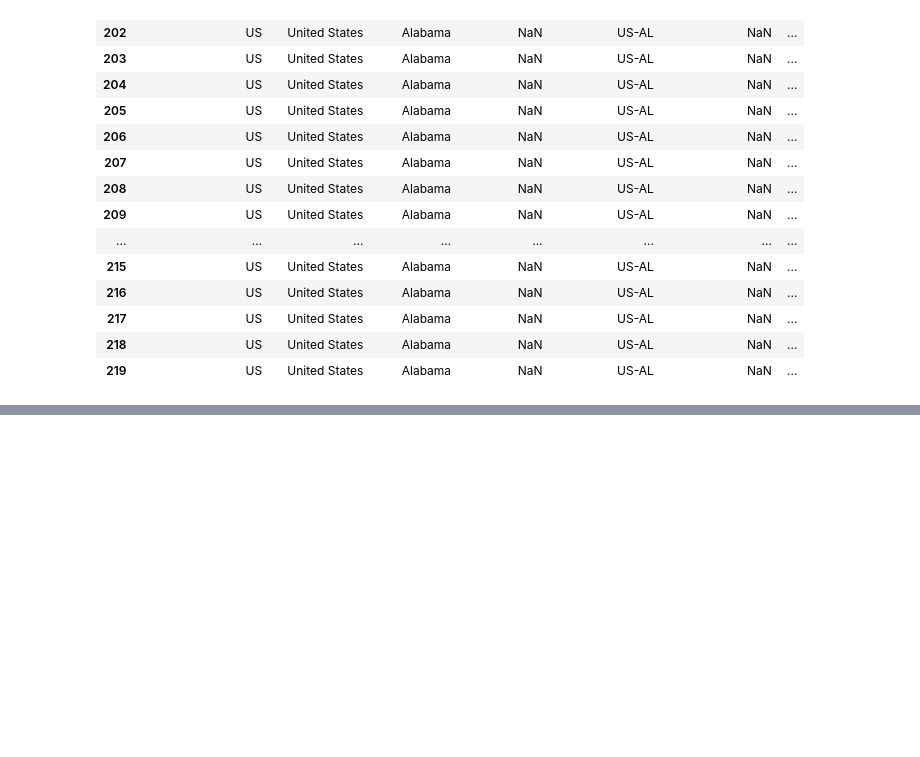
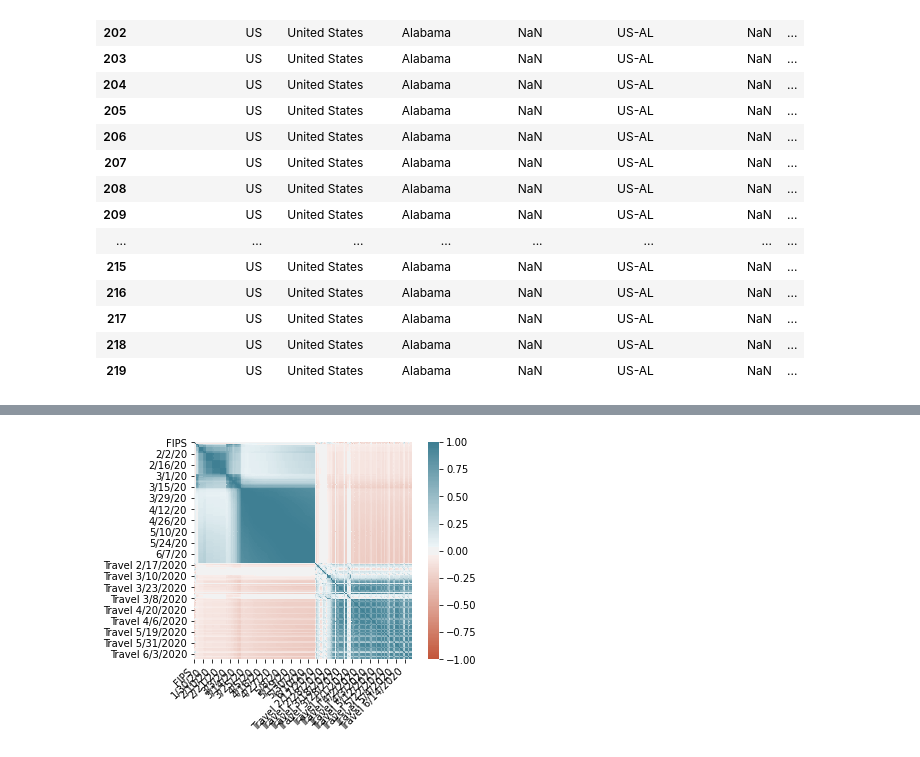
Before and after one commit to nurfnick/COVID_Travel, a Jupyter notebook: Regression.ipynb, the cells around one changed output, grey strips where cells are left out. Cells and saved outputs as stored; diff of their text form; code cells hidden in the pictures; blank space fills up the shorter version.

```diff
--- a/Regression.ipynb
+++ b/Regression.ipynb
@@ -62,14 +60,14 @@ travel = travel[travel['census_fips_code'].isin(fips)]
 # %%
 nptravel = np.array(travel)
 # %%
+
 for date in dates:
   datelist = []
-  datelist.append(date)
   for fip in fips:
     if nptravel[(nptravel[:,6]==date) & (nptravel[:,5]==fip)].size==0:
       datelist.append(float('nan'))
     else:
       datelist.append(nptravel[(nptravel[:,6]==date) & (nptravel[:,5]==fip)][0,-2])
-  #COVID["Travel {}".format(date)]=datelist
+  COVID["Travel {}".format(date)]=datelist
   print(date)
 # %% [output]
@@ -84,0 +99,13 @@ for date in dates:
+# %%
+newdates = dates[47:]
+
+
+for date in newdates:
+  datelist = []
+  for fip in fips:
+    if nptravel[(nptravel[:,6]==date) & (nptravel[:,5]==fip)].size==0:
+      datelist.append(float('nan'))
+    else:
+      datelist.append(nptravel[(nptravel[:,6]==date) & (nptravel[:,5]==fip)][0,-2])
+  COVID["Travel {}".format(date)]=datelist
+  print(date)
@@ -102,0 +169,17 @@ KeyboardInterrupt: ignored
+# %%
+import seaborn as sns
+
+corr = COVID.corr()
+ax = sns.heatmap(
+    corr,
+    vmin=-1, vmax=1, center=0,
+    cmap=sns.diverging_palette(20, 220, n=200),
+    square=True
+)
+ax.set_xticklabels(
+    ax.get_xticklabels(),
+    rotation=45,
+    horizontalalignment='right'
+);
+# %% [output]
+[figure, added]
```
Also changed, not shown: parts of 8 cells of this notebook.
